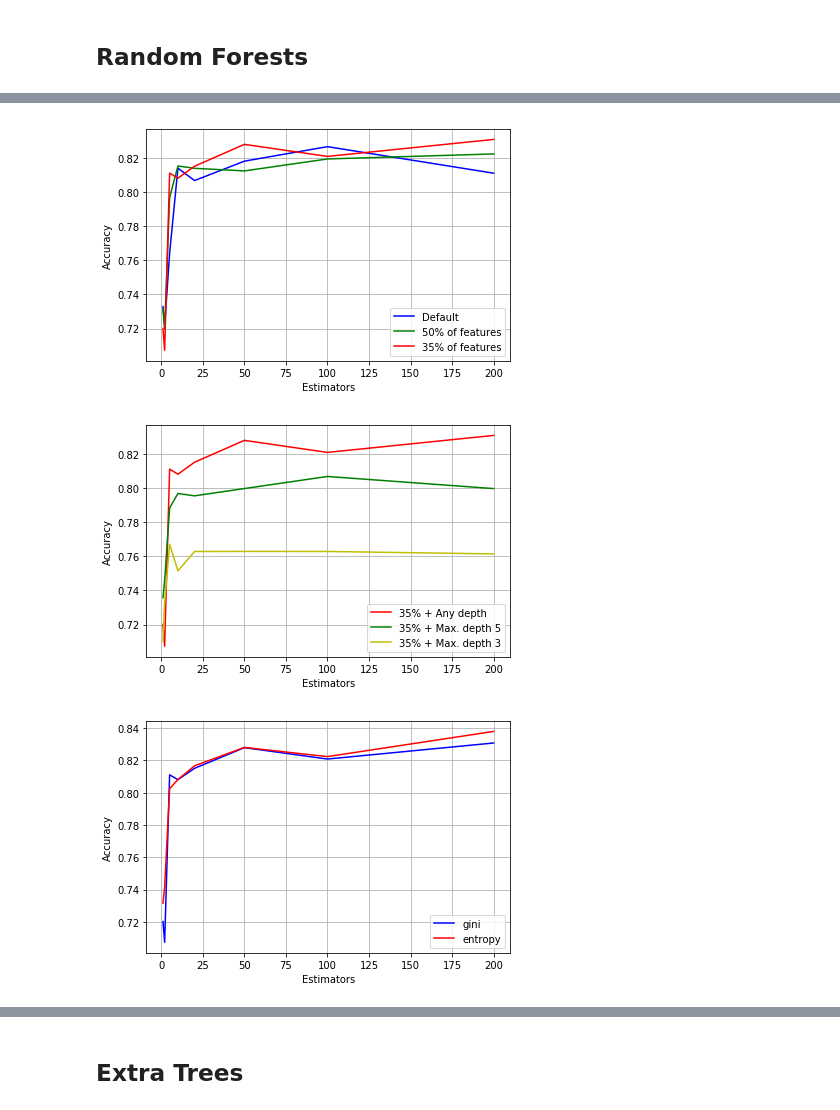
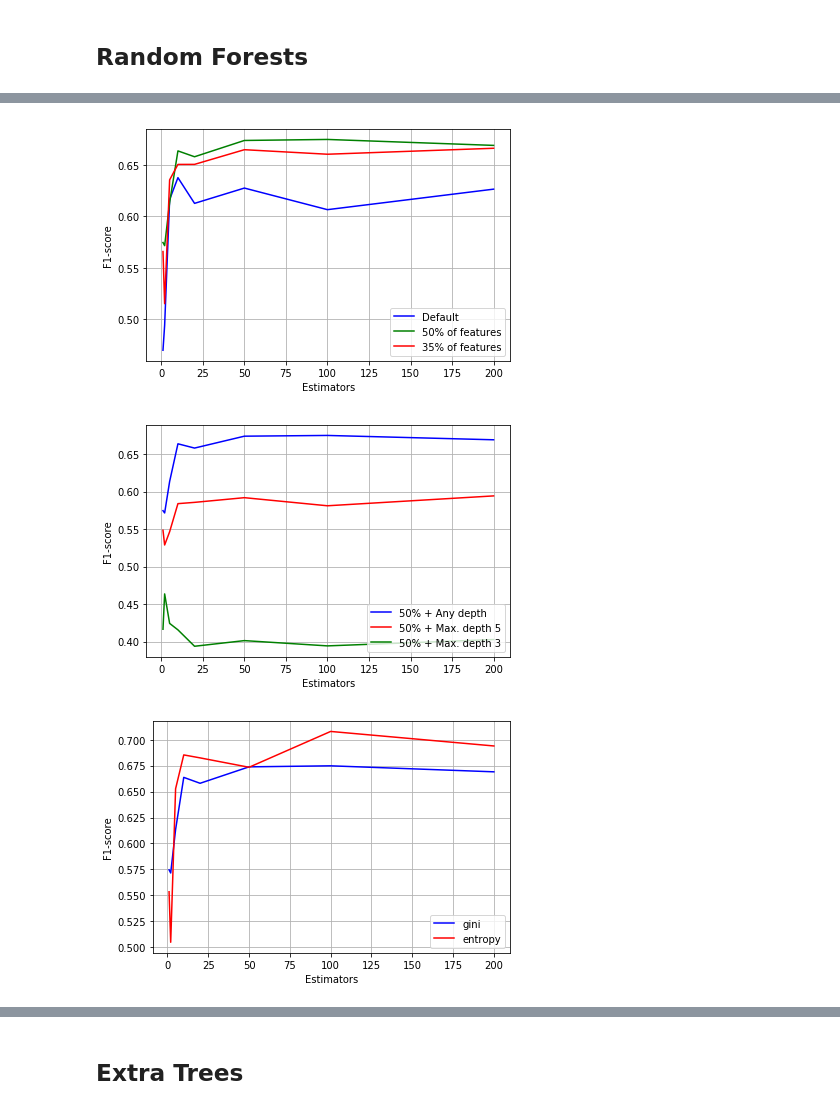
Before and after one commit to FerranAgulloLopez/DataMiningHousePrices, a Jupyter notebook: scripts/Meta_Learning_Final.ipynb, the cells around one changed output, grey strips where cells are left out. Cells and saved outputs as stored; diff of their text form; code cells hidden in the pictures.

```diff
--- a/scripts/Meta_Learning_Final.ipynb
+++ b/scripts/Meta_Learning_Final.ipynb
@@ -43,3 +43,5 @@ for t in X.dtypes:
     i += 1
 
 X_train, X_test, y_train, y_test = cv.train_test_split(X, Y, test_size=.3, random_state=1)
+# %%
+datapca = pd.read_csv('../datasets/preprocessed/train_pca.csv', sep=',', na_values="NA").drop(columns='Id')
@@ -46,3 +57,5 @@ X_train, X_test, y_train, y_test = cv.train_test_split(X, Y, test_size=.3, rando
+# %%
+X_trainpca, X_testpca, y_trainpca, y_testpca = cv.train_test_split(datapca, Y, test_size=.3, random_state=1)
 # %% [markdown]
 ## Bagging
 # %%
@@ -219,81 +278,84 @@ weighted avg       0.86      0.86      0.85       302
 # %%
 lb=[]
 for nest in [1,2,5,10,20,50,100,200]:
-    scores = cv.cross_val_score(Ens.RandomForestClassifier(n_estimators=nest), X_train, y_train, cv=kfold, scoring='accuracy')
+    scores = cv.cross_val_score(Ens.RandomForestClassifier(n_estimators=nest),
+                                X_train, y_train, cv=kfold, scoring='f1_macro')
     lb.append(scores.mean())
 
 lb2=[]
 for nest in [1,2,5,10,20,50,100,200]:
-    scores = cv.cross_val_score(Ens.RandomForestClassifier(n_estimators=nest, max_features=0.35), X_train, y_train, cv=kfold, scoring='accuracy')
+    scores = cv.cross_val_score(Ens.RandomForestClassifier(n_estimators=nest, max_features=0.35),
+                                X_train, y_train, cv=kfold, scoring='f1_macro')
     lb2.append(scores.mean())
 
 lb3=[]
 for nest in [1,2,5,10,20,50,100,200]:
-    scores = cv.cross_val_score(Ens.RandomForestClassifier(n_estimators=nest, max_features=0.5), X_train, y_train, cv=kfold, scoring='accuracy')
+    scores = cv.cross_val_score(Ens.RandomForestClassifier(n_estimators=nest, max_features=0.5),
+                                X_train, y_train, cv=kfold, scoring='f1_macro')
     lb3.append(scores.mean())
 
 plt.plot([1,2,5,10,20,50,100,200],lb,'b',label='Default')
 plt.plot([1,2,5,10,20,50,100,200],lb3,'g',label='50% of features')
 plt.plot([1,2,5,10,20,50,100,200],lb2,'r',label='35% of features')
 plt.xlabel('Estimators')
-plt.ylabel('Accuracy')
+plt.ylabel('F1-score')
 plt.legend(loc='lower right')
 plt.grid()
 plt.tight_layout()
 
 plt.show()
 # %% [output]
-[figure, old version]
+[figure, new version]
 # %%
-plt.plot([1,2,5,10,20,50,100,200],lb2,'r',label='35% + Any depth')
+plt.plot([1,2,5,10,20,50,100,200],lb3,'b',label='50% + Any depth')
 
 lb=[]
 for nest in [1,2,5,10,20,50,100,200]:
     scores = cv.cross_val_score(Ens.RandomForestClassifier(n_estimators=nest,
-                                                           max_features=0.35,
+                                                           max_features=0.50,
                                                            max_depth=3),
-                                X_train, y_train, cv=kfold, scoring='accuracy')
+                                X_train, y_train, cv=kfold, scoring='f1_macro')
     lb.append(scores.mean())
 
-lb3=[]
+lb2=[]
 for nest in [1,2,5,10,20,50,100,200]:
     scores = cv.cross_val_score(Ens.RandomForestClassifier(n_estimators=nest,
-                                                           max_features=0.35,
+                                                           max_features=0.50,
                                                            max_depth=5),
-                                X_train, y_train, cv=kfold, scoring='accuracy')
-    lb3.append(scores.mean())
+                                X_train, y_train, cv=kfold, scoring='f1_macro')
+    lb2.append(scores.mean())
 
-plt.plot([1,2,5,10,20,50,100,200],lb3,'g',label='35% + Max. depth 5')
-plt.plot([1,2,5,10,20,50,100,200],lb,'y',label='35% + Max. depth 3')
+plt.plot([1,2,5,10,20,50,100,200],lb2,'r',label='50% + Max. depth 5')
+plt.plot([1,2,5,10,20,50,100,200],lb,'g',label='50% + Max. depth 3')
 plt.xlabel('Estimators')
-plt.ylabel('Accuracy')
+plt.ylabel('F1-score')
 plt.legend(loc='lower right')
 plt.grid()
 plt.tight_layout()
 
 plt.show()
 # %% [output]
-[figure, old version]
+[figure, new version]
 # %%
 lb=[]
 for nest in [1,2,5,10,20,50,100,200]:
     scores = cv.cross_val_score(Ens.RandomForestClassifier(n_estimators=nest,
                                                            criterion='entropy',
-                                                           max_features=0.35),
-                                X_train, y_train, cv=kfold, scoring='accuracy')
+                                                           max_features=0.5),
+                                X_train, y_train, cv=kfold, scoring='f1_macro')
     lb.append(scores.mean())
 
-plt.plot([1,2,5,10,20,50,100,200],lb2,'b',label='gini')
+plt.plot([1,2,5,10,20,50,100,200],lb3,'b',label='gini')
 plt.plot([1,2,5,10,20,50,100,200],lb,'r',label='entropy')
 plt.xlabel('Estimators')
-plt.ylabel('Accuracy')
+plt.ylabel('F1-score')
 plt.legend(loc='lower right')
 plt.grid()
 plt.tight_layout()
 
 plt.show()
 # %% [output]
-[figure, old version]
+[figure, new version]
 # %%
 bestrf = Ens.RandomForestClassifier(n_estimators=[1,2,5,10,20,50,100,200][np.argmax(lb)],
                                     criterion='entropy',
```
Also changed, not shown: parts of 67 cells of this notebook, 1 other file.
